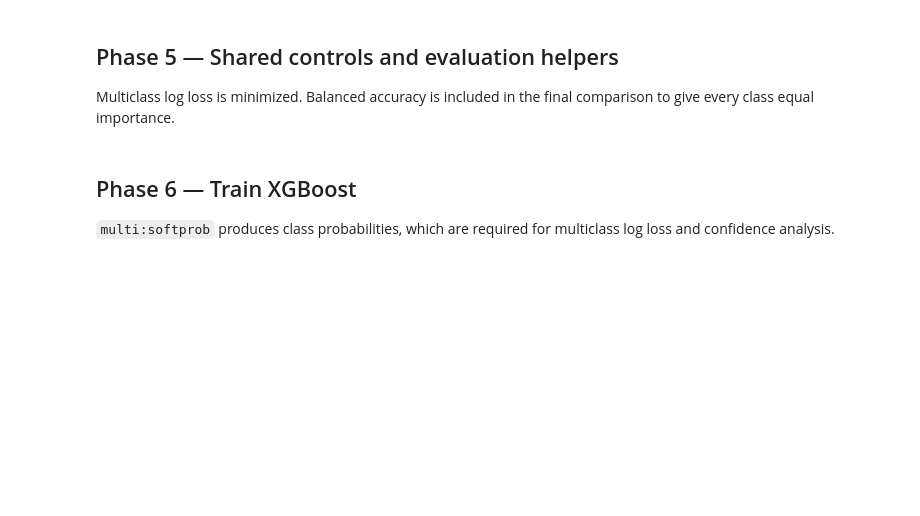
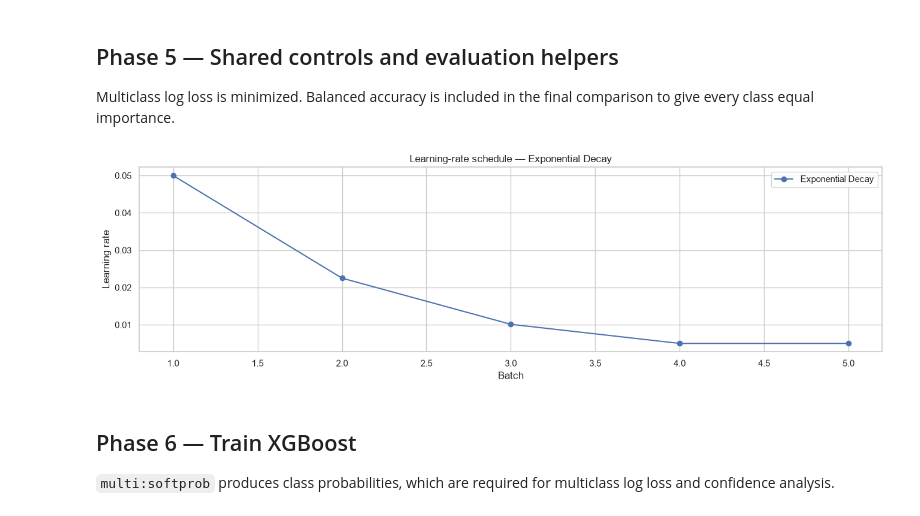
Before and after one commit to Manda404/Spark-Batch-Trainer, a Jupyter notebook: notebooks/02_multiclass_classification.ipynb, the cells around one changed output. Saved outputs shown, nothing was run; the diff lists cells and outputs as text; code cells hidden in the pictures; blank space fills up the shorter version.

```diff
--- a/notebooks/02_multiclass_classification.ipynb
+++ b/notebooks/02_multiclass_classification.ipynb
@@ -241,4 +232,16 @@ LEARNING_RATE_CONFIG = {
 }
+# %%
+learning_rates = [
+    max(
+        LEARNING_RATE_CONFIG["min_lr"],
+        LEARNING_RATE_CONFIG["initial_lr"]
+        * LEARNING_RATE_CONFIG["decay_rate"] ** (batch - 1),
+    )
+    for batch in range(1, TRAINING_CONFIG["num_batches"] + 1)
+]
+plot_learning_rates("Exponential Decay", learning_rates)
+# %% [output]
+[figure, added]
 # %%
 def summarize_history(trainer) -> pd.DataFrame:
     """Return the last train and validation metric recorded per batch."""
```
Also changed, not shown: parts of 5 cells of this notebook, 1 other file.
